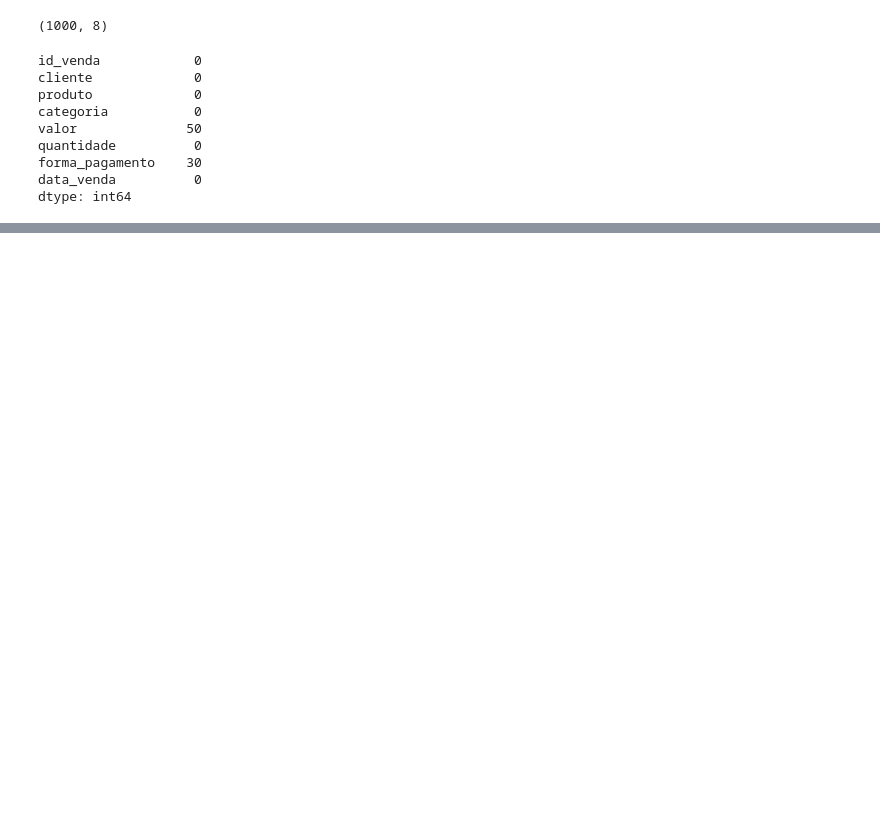
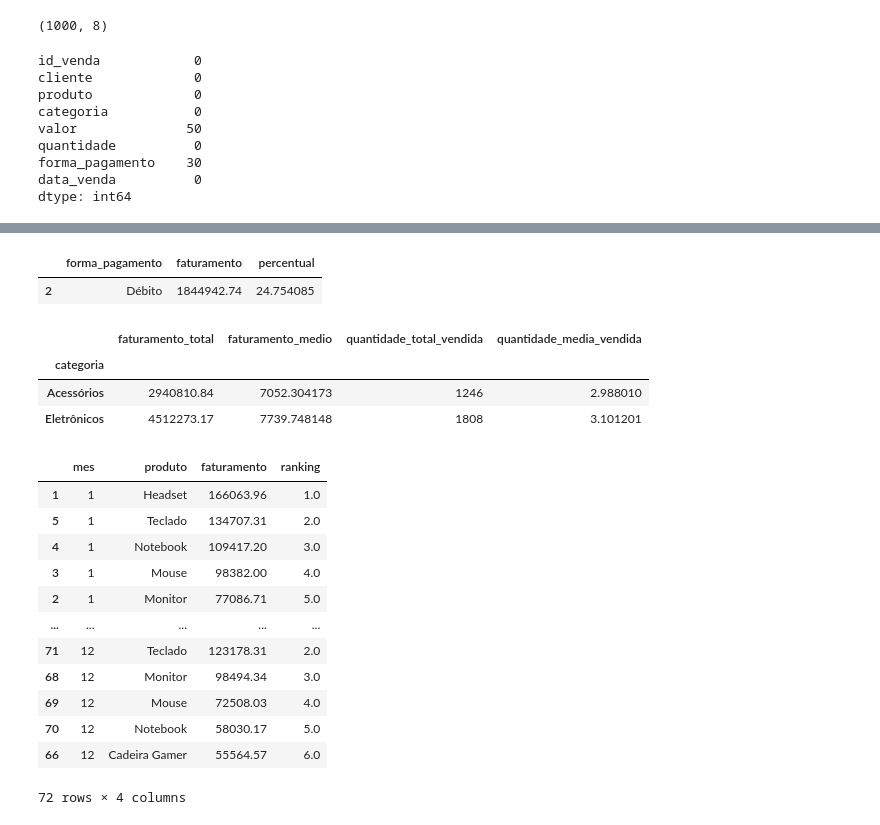
Before and after one commit to ryandias1/Pipeline-de-Dados, a Jupyter notebook: estudosIntermediarios.ipynb, the cells around one changed output, grey strips where cells are left out. Saved outputs shown, nothing was run; the diff lists cells and outputs as text; code cells hidden in the pictures; blank space fills up the shorter version.

```diff
--- a/estudosIntermediarios.ipynb
+++ b/estudosIntermediarios.ipynb
@@ -74,0 +215,35 @@ memory usage: 58.7+ KB
+# %%
+#Forma que mais gera receita
+df_perc_pagamento.nlargest(1, "faturamento")
+# %% [output]
+|  | forma_pagamento | faturamento | percentual |
+| 2 | Débito | 1844942.74 | 24.754085 |
+# %%
+df_foco = df.groupby(by="categoria").agg(faturamento_total=("faturamento", "sum"), faturamento_medio=("faturamento", "mean"), quantidade_total_vendida=("quantidade", "sum"), quantidade_media_vendida=("quantidade", "mean"))
+df_foco
+# Baseados nesses dados, a media de faturamento e quantidades vendidas são parecidas para eletronicos e acessorios, porem em valores brutos são quase 600 vendas a mais o que quase dobra o faturamento, logo compensa focar em eletronicos
+# %% [output]
+|  | faturamento_total | faturamento_medio | quantidade_total_vendida | quantidade_media_vendida |
+| categoria |  |  |  |  |
+| Acessórios | 2940810.84 | 7052.304173 | 1246 | 2.988010 |
+| Eletrônicos | 4512273.17 | 7739.748148 | 1808 | 3.101201 |
+# %%
+#ranking mensal: Produto, Mês, Faturamento, Ranking dentro do mês
+
+df_ranking = df.groupby(by=["mes", "produto"], as_index=False)["faturamento"].sum()
+df_ranking["ranking"] = df_ranking.groupby(by="mes")["faturamento"].rank(ascending=False, method="dense")
+df_ranking.sort_values(["mes", "ranking"])
+# %% [output]
+|  | mes | produto | faturamento | ranking |
+| 1 | 1 | Headset | 166063.96 | 1.0 |
+| 5 | 1 | Teclado | 134707.31 | 2.0 |
+| 4 | 1 | Notebook | 109417.20 | 3.0 |
+| 3 | 1 | Mouse | 98382.00 | 4.0 |
+| 2 | 1 | Monitor | 77086.71 | 5.0 |
+| ... | ... | ... | ... | ... |
+| 71 | 12 | Teclado | 123178.31 | 2.0 |
+| 68 | 12 | Monitor | 98494.34 | 3.0 |
+| 69 | 12 | Mouse | 72508.03 | 4.0 |
+| 70 | 12 | Notebook | 58030.17 | 5.0 |
+| 66 | 12 | Cadeira Gamer | 55564.57 | 6.0 |
+72 rows × 4 columns
```
Also changed, not shown: parts of 12 cells of this notebook.
